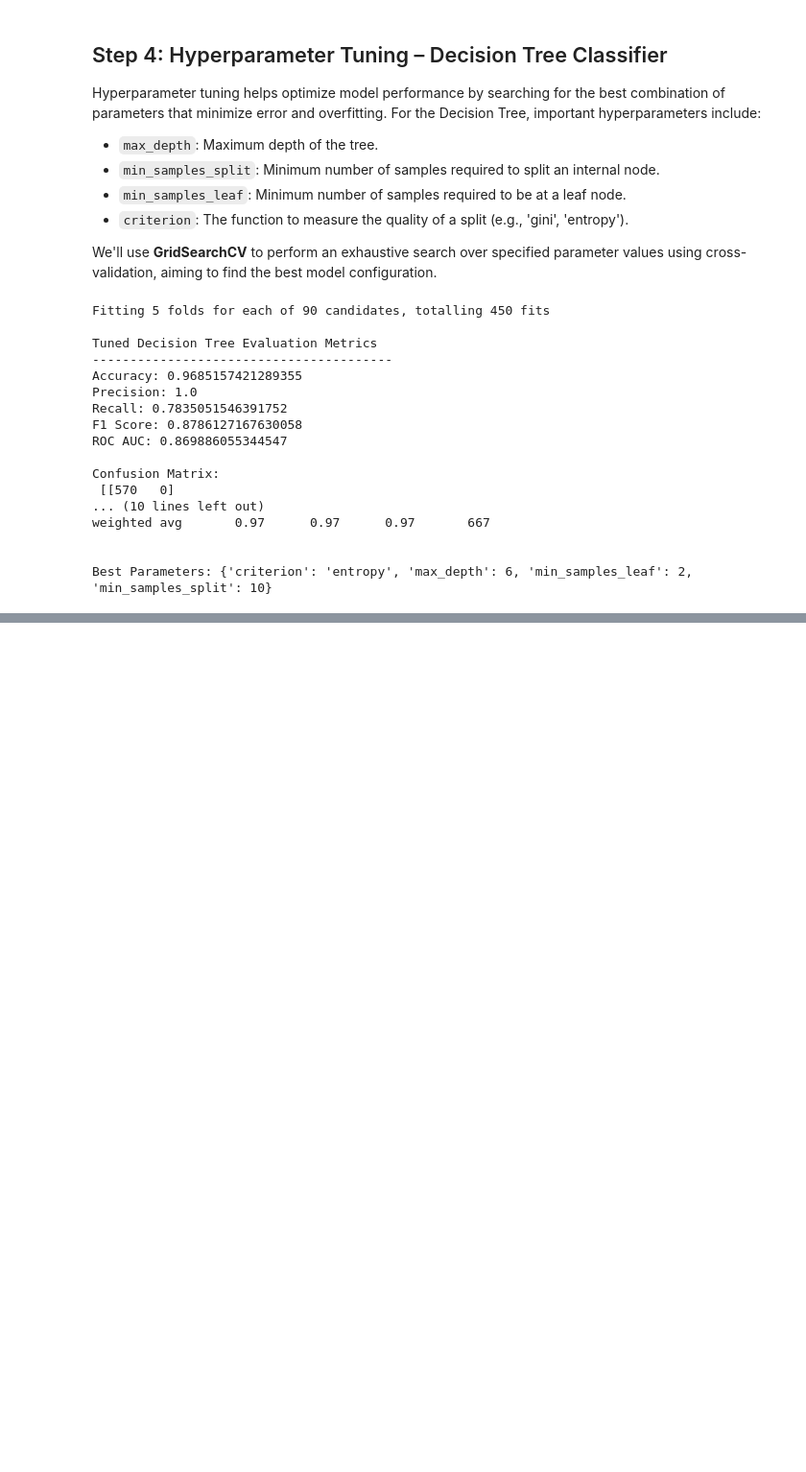
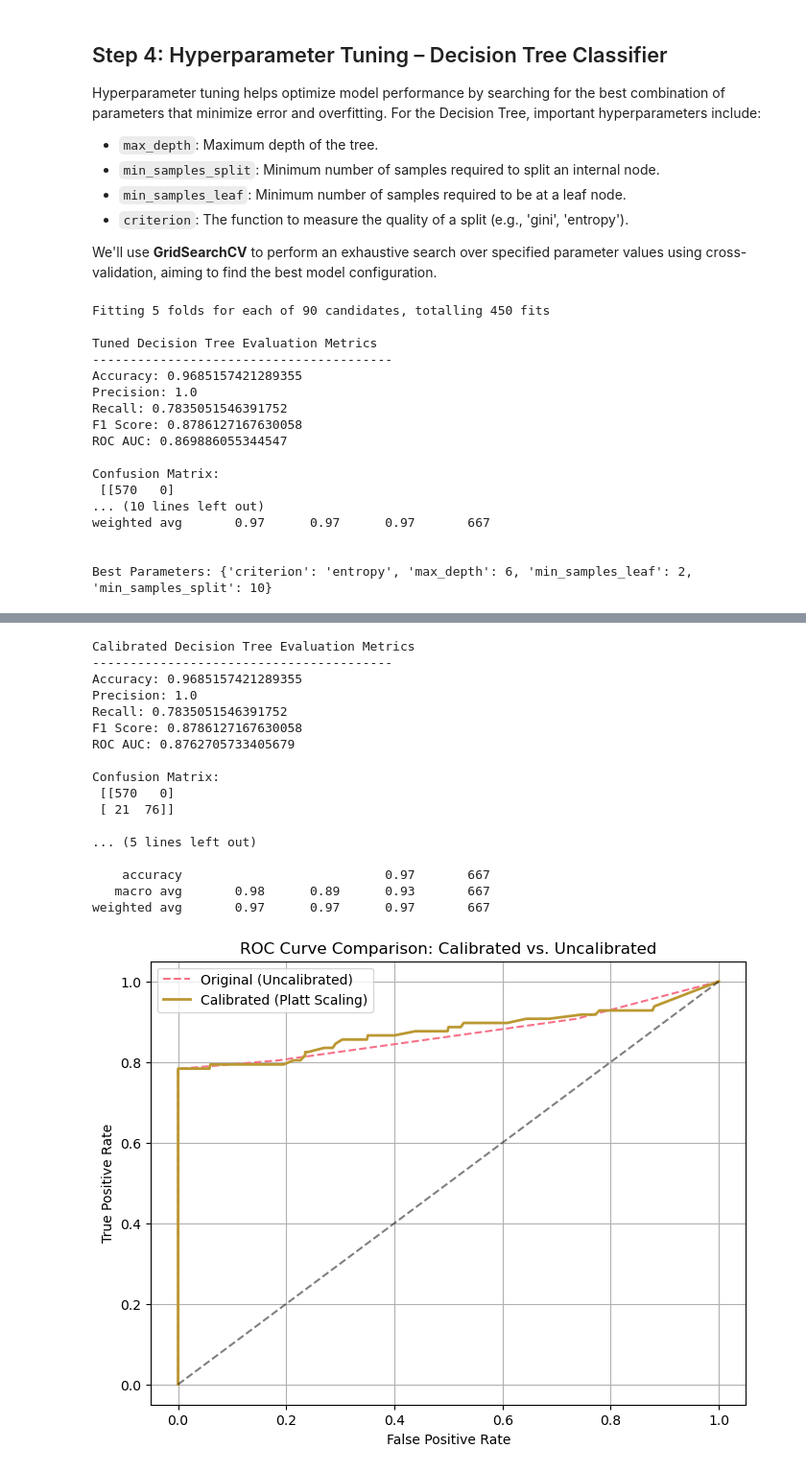
Before and after one commit to g-eez/phase-3-project, a Jupyter notebook: notebook.ipynb, the cells around one changed output, grey strips where cells are left out. Shown: that part at 96% size. Drawn from its saved outputs; the diff is of its cells as text; code cells hidden in the pictures; blank space fills up the shorter version.

Commit message:
evaluation of model performance complete

```diff
--- a/notebook.ipynb
+++ b/notebook.ipynb
@@ -1145,0 +1157,47 @@ The hyperparameter tuning led to a highly effective and reliable Decision Tree m
+# %%
+from sklearn.calibration import CalibratedClassifierCV
+
+# Wrap the tuned Decision Tree with calibration using Platt Scaling
+calibrated_tree = CalibratedClassifierCV(base_estimator=best_tree, method='sigmoid', cv=5)
+calibrated_tree.fit(X_train, y_train)
+
+# Predict probabilities and classes
+y_proba_calibrated = calibrated_tree.predict_proba(X_test)[:, 1]
+y_pred_calibrated = calibrated_tree.predict(X_test)
+
+# Evaluation
+evaluate_model("Calibrated Decision Tree", y_test, y_pred_calibrated, y_proba_calibrated)
+
+# Plot ROC Curve Comparison
+fpr_orig, tpr_orig, _ = roc_curve(y_test, best_tree.predict_proba(X_test)[:, 1])
+fpr_cal, tpr_cal, _ = roc_curve(y_test, y_proba_calibrated)
+
+plt.figure(figsize=(8,6))
+plt.plot(fpr_orig, tpr_orig, label='Original (Uncalibrated)', linestyle='--')
+plt.plot(fpr_cal, tpr_cal, label='Calibrated (Platt Scaling)', linewidth=2)
+plt.plot([0,1], [0,1], 'k--', alpha=0.5)
+plt.xlabel('False Positive Rate')
+plt.ylabel('True Positive Rate')
+plt.title('ROC Curve Comparison: Calibrated vs. Uncalibrated')
+plt.legend()
+plt.grid(True)
+plt.show()
+# %% [output]
+Calibrated Decision Tree Evaluation Metrics
+----------------------------------------
+Accuracy: 0.9685157421289355
+Precision: 1.0
+Recall: 0.7835051546391752
+F1 Score: 0.8786127167630058
+ROC AUC: 0.8762705733405679
+
+Confusion Matrix:
+ [[570   0]
+ [ 21  76]]
+
+... (5 lines left out)
+
+    accuracy                           0.97       667
+   macro avg       0.98      0.89      0.93       667
+weighted avg       0.97      0.97      0.97       667
+[figure, added]
```
Also changed, not shown: parts of 3 cells of this notebook.
